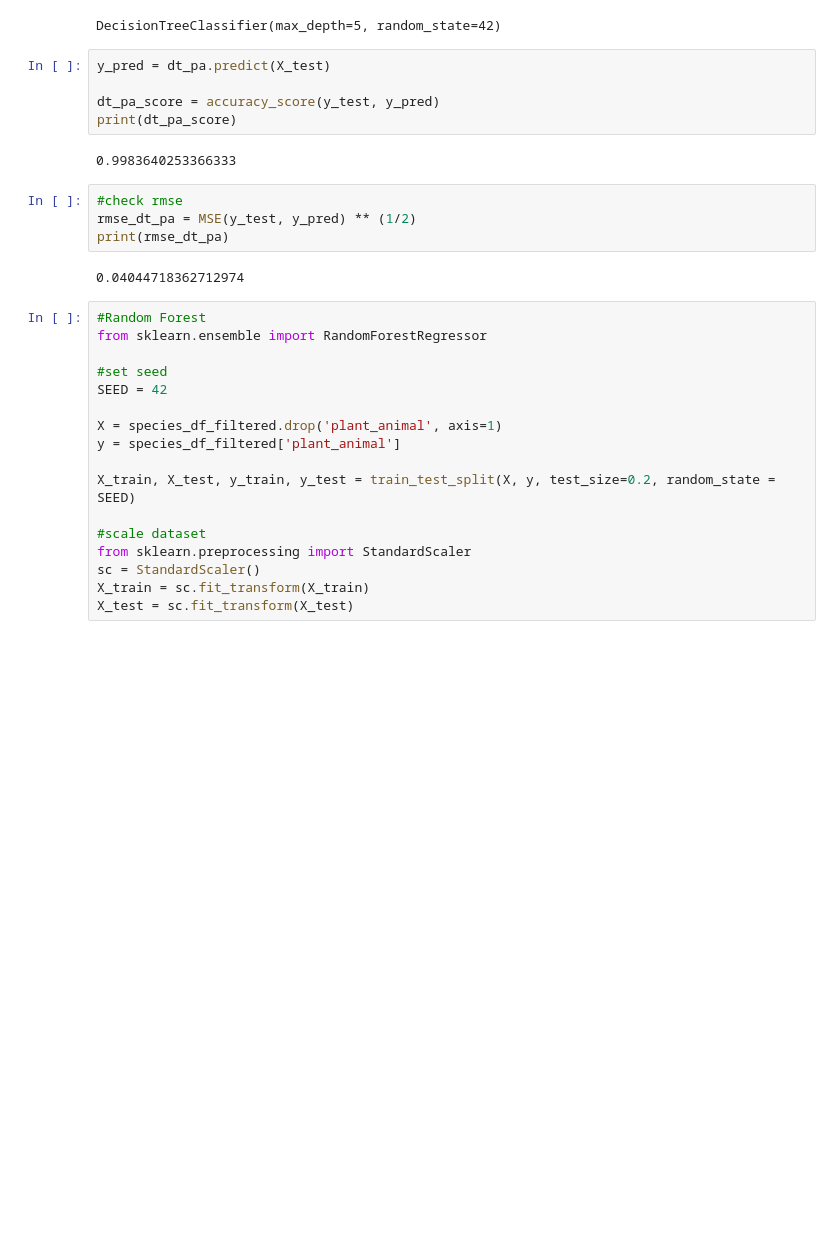
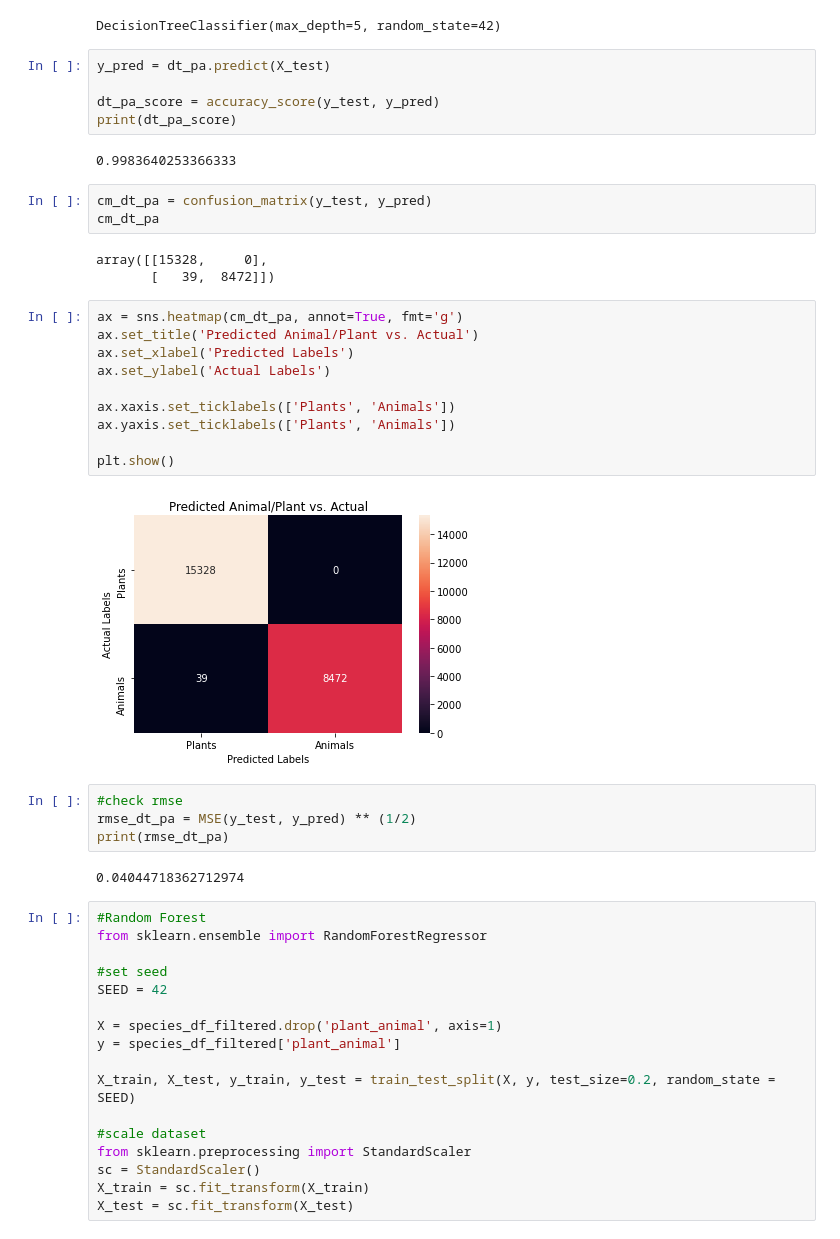
Before and after one commit to JennyArbo/CG2021_Final_Project_Jenny_Chrissy, a Jupyter notebook: final project sandbox_plants v animals.ipynb, the cells around one changed output. Drawn from its saved outputs; the diff is of its cells as text; blank space fills up the shorter version.

```diff
--- a/final project sandbox_plants v animals.ipynb
+++ b/final project sandbox_plants v animals.ipynb
@@ -225,6 +269,24 @@ dt_pa_score = accuracy_score(y_test, y_pred)
 print(dt_pa_score)
 # %% [output]
 0.9983640253366333
+# %%
+cm_dt_pa = confusion_matrix(y_test, y_pred)
+cm_dt_pa
+# %% [output]
+array([[15328,     0],
+       [   39,  8472]])
+# %%
+ax = sns.heatmap(cm_dt_pa, annot=True, fmt='g')
+ax.set_title('Predicted Animal/Plant vs. Actual')
+ax.set_xlabel('Predicted Labels')
+ax.set_ylabel('Actual Labels')
+
+ax.xaxis.set_ticklabels(['Plants', 'Animals'])
+ax.yaxis.set_ticklabels(['Plants', 'Animals'])
+
+plt.show()
+# %% [output]
+[figure, added]
 # %%
 #check rmse
 rmse_dt_pa = MSE(y_test, y_pred) ** (1/2)
```
Also changed, not shown: parts of 5 cells of this notebook.
